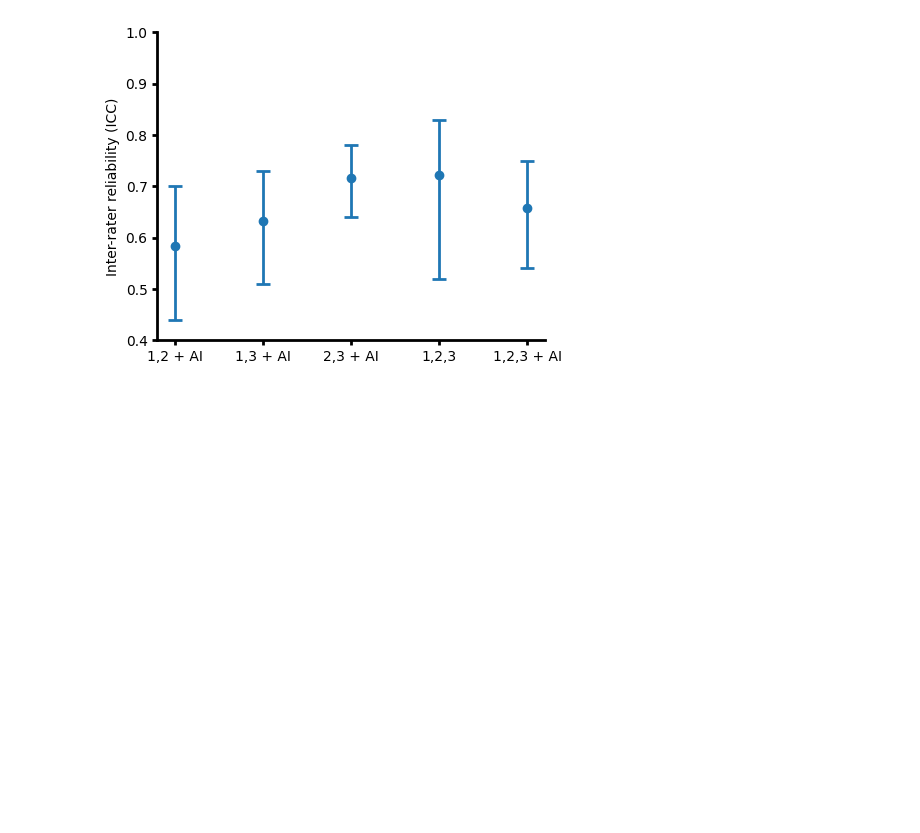
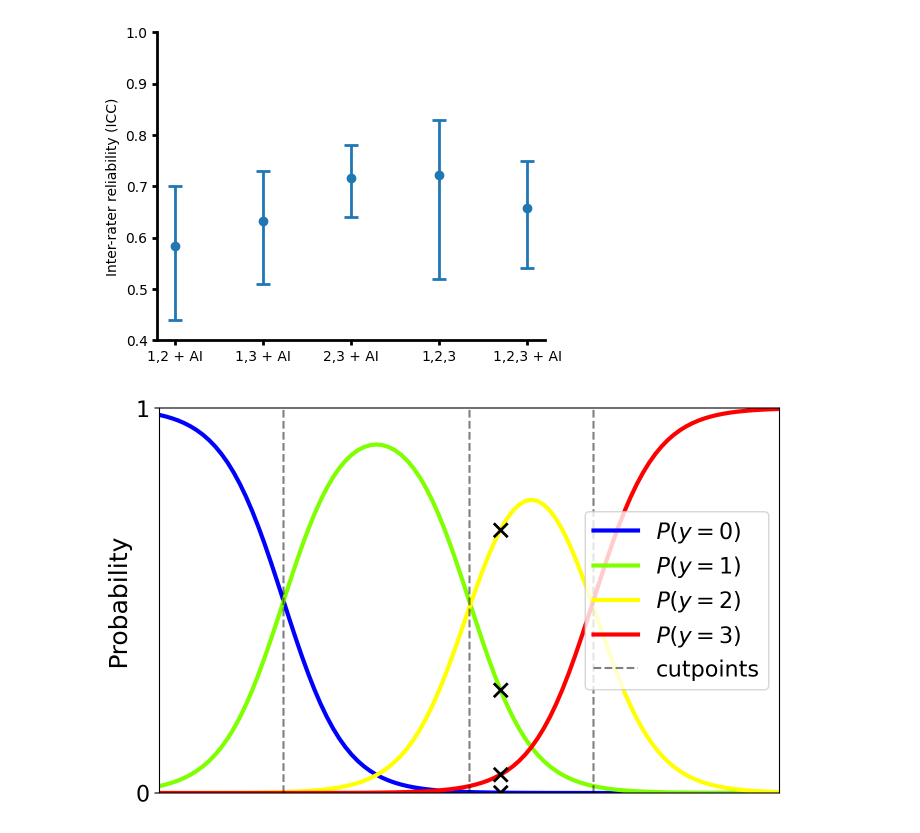
Before and after one commit to nistring/AI-EASI-evaluation, a Jupyter notebook: vis_aug.ipynb, the cells around one changed output. Cells and saved outputs as stored; diff of their text form; code cells hidden in the pictures; blank space fills up the shorter version.

```diff
--- a/vis_aug.ipynb
+++ b/vis_aug.ipynb
@@ -300,3 +303,62 @@ plt.ylabel("Inter-rater reliability (ICC)")
 plt.show()
 # %% [output]
 [figure]
+# %%
+%config InlineBackend.figure_format = 'retina'
+import matplotlib.pyplot as plt
+import numpy as np
+
+plt.ion()
+plt.rcParams['figure.figsize'] = (8, 5)
+plt.rcParams['axes.titlesize'] = 20
+plt.rcParams['axes.labelsize'] = 18
+plt.rcParams['legend.fontsize'] = 16
+plt.rcParams['xtick.labelsize'] = 18
+plt.rcParams['ytick.labelsize'] = 16
+num_points = 101
+sigma = lambda f: 1 / (1 + np.exp(-f))
+f = np.linspace(-10, 10, num_points)
+
+def plot_ordinal_classes(f, cutpoints, x_value):
+    num_classes = len(cutpoints) + 1
+    labels = []
+    y_values = []
+
+    for idx in range(num_classes):
+        if idx == 0:
+            y = sigma(cutpoints[0] - f)
+            plt.plot(f, y, color='b', linewidth=3)
+        elif idx == 1:
+            y = sigma(cutpoints[idx] - f) - sigma(cutpoints[idx - 1] - f)
+            plt.plot(f, y, color='#7FFF00', linewidth=3)
+        elif idx == 2:
+            y = sigma(cutpoints[idx] - f) - sigma(cutpoints[idx - 1] - f)
+            plt.plot(f, y, color='#FFFF00', linewidth=3)
+        else:
+            y = 1 - sigma(cutpoints[-1] - f)
+            plt.plot(f, y, color='#FF0000', linewidth=3)
+
+        y_values.append(y[np.isclose(f, x_value)])
+        labels.append(f'$P(y = {idx})$')
+
+    for c in cutpoints:
+        plt.plot((c, c), (0, 1), 'k--', alpha=0.5)
+
+    labels.append('cutpoints')
+    plt.legend(labels)
+    plt.ylabel('Probability')
+    plt.xticks([])
+    plt.yticks([0.0, 1.0])
+    plt.xlim(-10, 10)
+    plt.ylim(0, 1)
+
+    # Plot the points where x = x_value
+    for idx, y_val in enumerate(y_values):
+        plt.scatter([x_value], y_val, color='k', s=100, zorder=10, marker='x', linewidths=2)
+
+cutpoints = [-6, 0, 4]
+x_value = 1
+plot_ordinal_classes(f, cutpoints, x_value)
+plt.savefig('ordinal_classes_plot_with_points.svg', format='svg', transparent=True)
+# %% [output]
+[figure, added]
```
Also changed, not shown: parts of 1 cell of this notebook, 16 other files.
